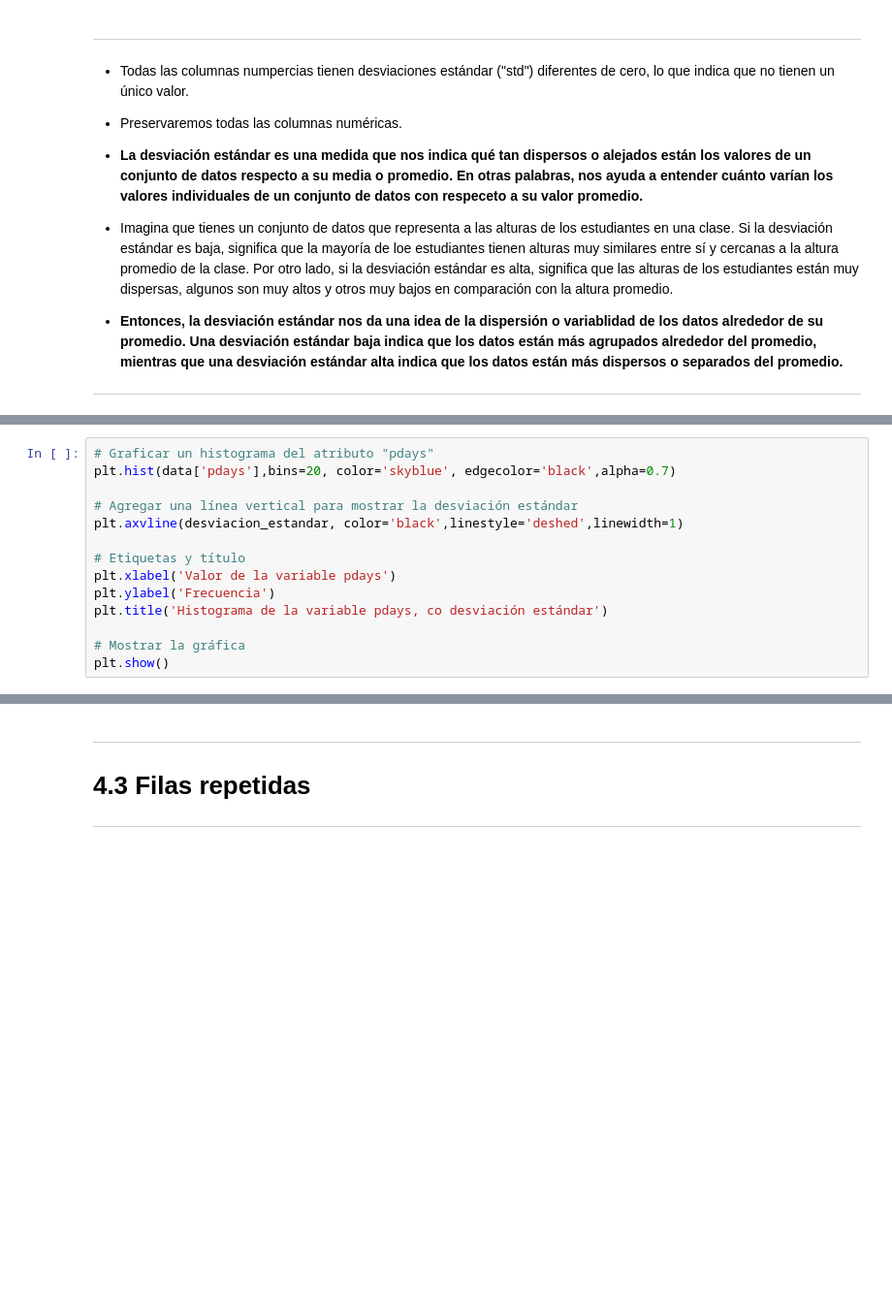
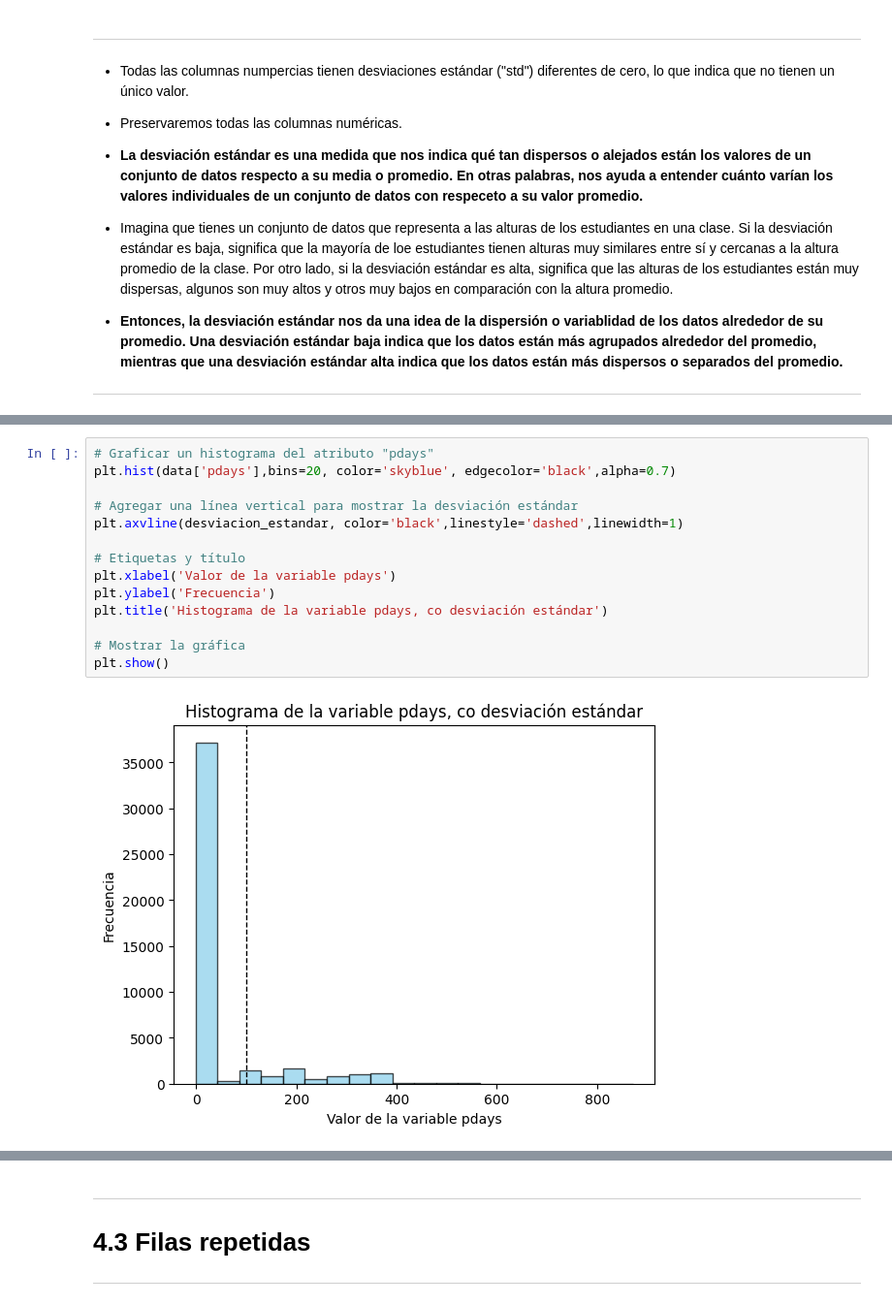
Before and after one commit to P-MATM/TalentoTech, a Jupyter notebook: 2_Limpieza_de_datos.ipynb, the cells around one changed output, grey strips where cells are left out. Shown: that part at 97% size. Cells and saved outputs as stored; diff of their text form; blank space fills up the shorter version.

```diff
--- a/2_Limpieza_de_datos.ipynb
+++ b/2_Limpieza_de_datos.ipynb
@@ -218,17 +254,19 @@ plt.title('Histograma variable pdays, con media')
 # %%
 # Graficar un histograma del atributo "pdays"
 plt.hist(data['pdays'],bins=20, color='skyblue', edgecolor='black',alpha=0.7)
 
 # Agregar una línea vertical para mostrar la desviación estándar
-plt.axvline(desviacion_estandar, color='black',linestyle='deshed',linewidth=1)
+plt.axvline(desviacion_estandar, color='black',linestyle='dashed',linewidth=1)
 
 # Etiquetas y título
 plt.xlabel('Valor de la variable pdays')
 plt.ylabel('Frecuencia')
 plt.title('Histograma de la variable pdays, co desviación estándar')
 
 # Mostrar la gráfica
 plt.show()
+# %% [output]
+[figure, added]
 # %%
 # Conto para saber la cantidad de -1, de la variable "pdays"
 
```
Also changed, not shown: parts of 20 cells of this notebook.
